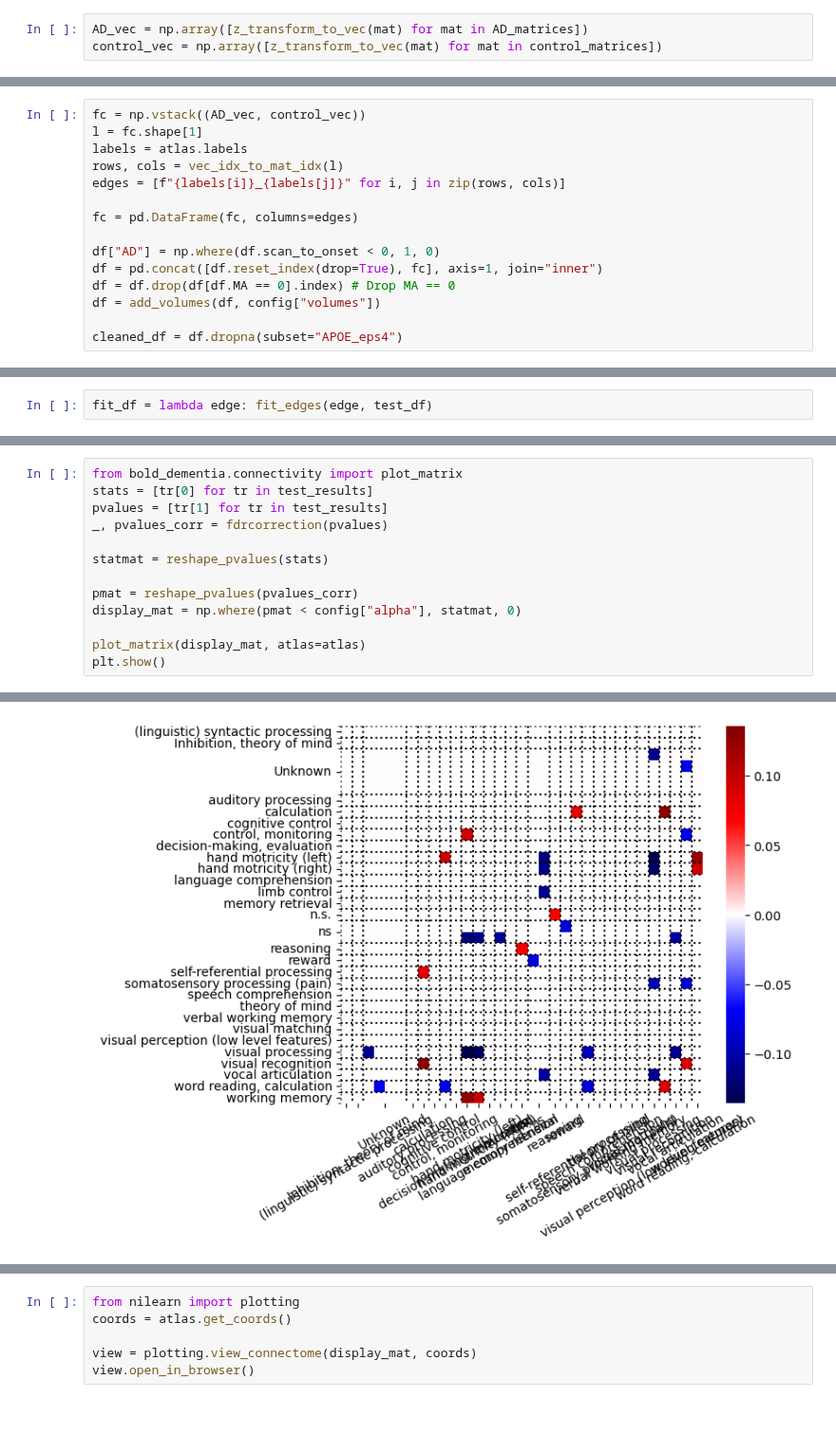
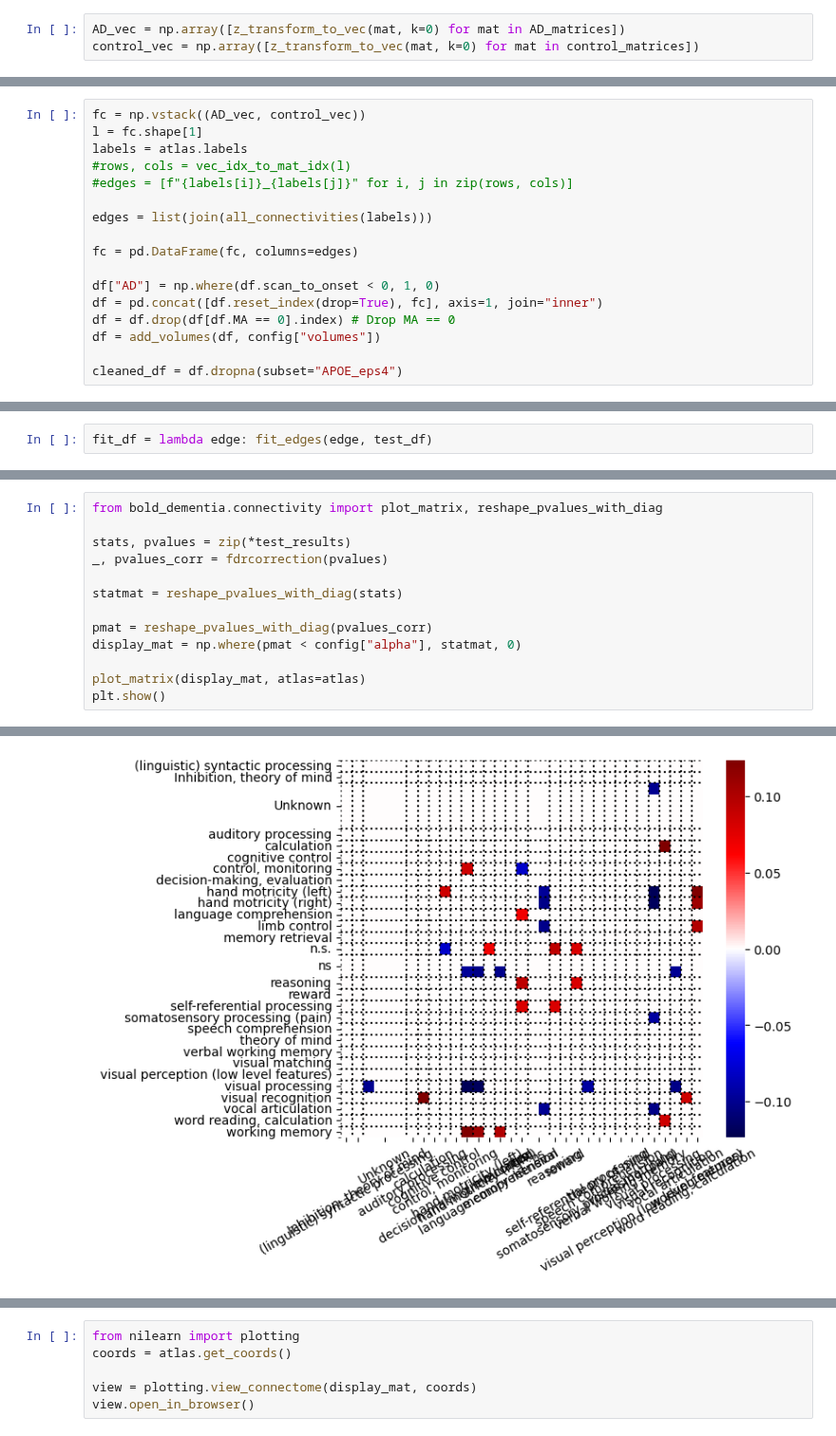
Before and after one commit to jonathan-legrand/bold-dementia, a Jupyter notebook: notebooks/mixed_glm.ipynb, the cells around one changed output, grey strips where cells are left out. Shown at 95% size. Cells and saved outputs as stored; diff of their text form.

Commit message:
Support for intra network connectivity

```diff
--- a/notebooks/mixed_glm.ipynb
+++ b/notebooks/mixed_glm.ipynb
@@ -41,8 +47,8 @@ atlas = Atlas.from_name(ATLAS, SOFT)
 # %% [output]
 Fetching data in /homes_unix/jlegrand/data/Memento/output/connectivity/atlas-gillig_inter-networks-m5n33
 # %%
-AD_vec = np.array([z_transform_to_vec(mat) for mat in AD_matrices])
-control_vec = np.array([z_transform_to_vec(mat) for mat in control_matrices])
+AD_vec = np.array([z_transform_to_vec(mat, k=0) for mat in AD_matrices])
+control_vec = np.array([z_transform_to_vec(mat, k=0) for mat in control_matrices])
 # %%
 # TODO Check order consistency in scripts before
 AD_df = pd.read_csv(matrices_path / "balanced_AD.csv", index_col=0)
@@ -52,8 +58,10 @@ df = pd.concat((AD_df, control_df))
 fc = np.vstack((AD_vec, control_vec))
 l = fc.shape[1]
 labels = atlas.labels
-rows, cols = vec_idx_to_mat_idx(l)
-edges = [f"{labels[i]}_{labels[j]}" for i, j in zip(rows, cols)]
+#rows, cols = vec_idx_to_mat_idx(l)
+#edges = [f"{labels[i]}_{labels[j]}" for i, j in zip(rows, cols)]
+
+edges = list(join(all_connectivities(labels)))
 
 fc = pd.DataFrame(fc, columns=edges)
 
@@ -198,12 +206,12 @@ test_results = parallel(delayed(fit_df)(edge) for edge in edges)
 # %%
-from bold_dementia.connectivity import plot_matrix
-stats = [tr[0] for tr in test_results]
-pvalues = [tr[1] for tr in test_results]
+from bold_dementia.connectivity import plot_matrix, reshape_pvalues_with_diag
+
+stats, pvalues = zip(*test_results)
 _, pvalues_corr = fdrcorrection(pvalues)
 
-statmat = reshape_pvalues(stats)
+statmat = reshape_pvalues_with_diag(stats)
 
-pmat = reshape_pvalues(pvalues_corr)
+pmat = reshape_pvalues_with_diag(pvalues_corr)
 display_mat = np.where(pmat < config["alpha"], statmat, 0)
 
 plot_matrix(display_mat, atlas=atlas)
@@ -212 +237 @@ plt.show()
-[figure, old version]
+[figure, new version]
```
Also changed, not shown: parts of 10 cells of this notebook, 4 other files.
